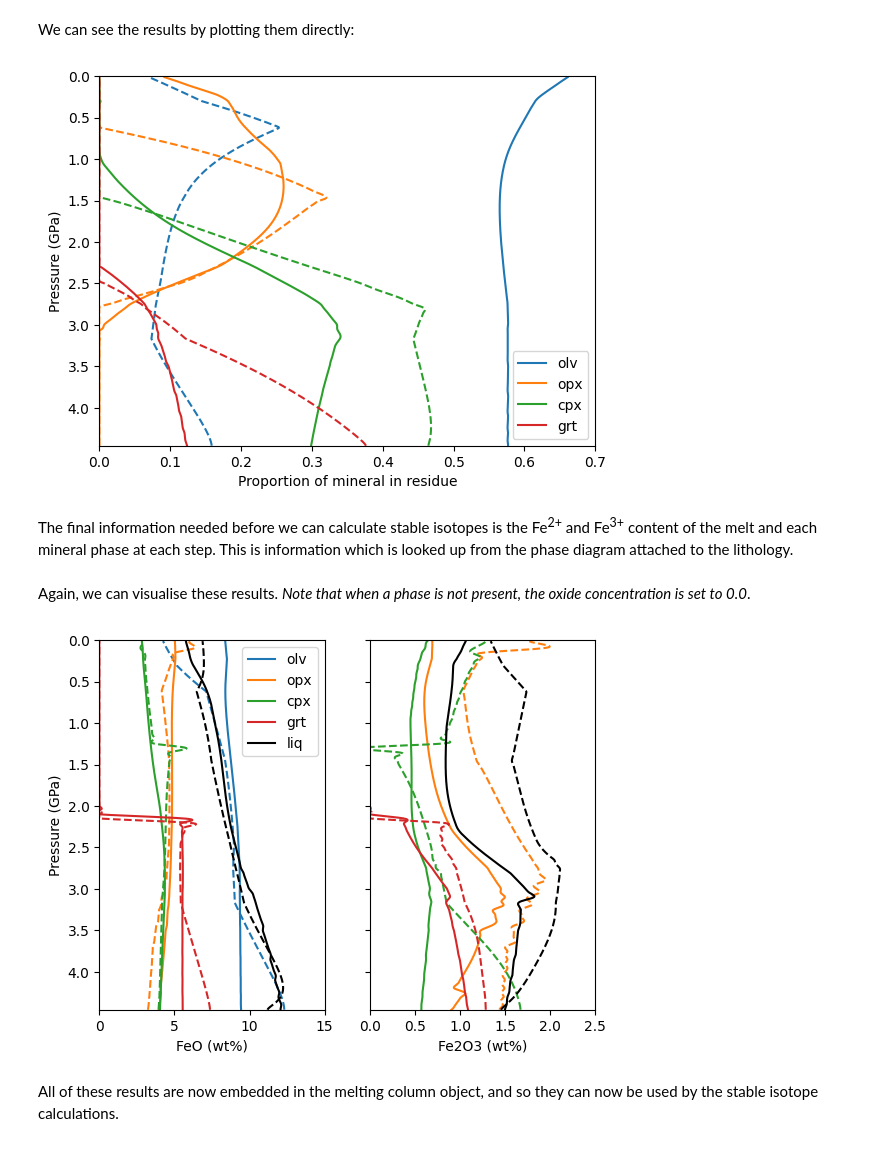
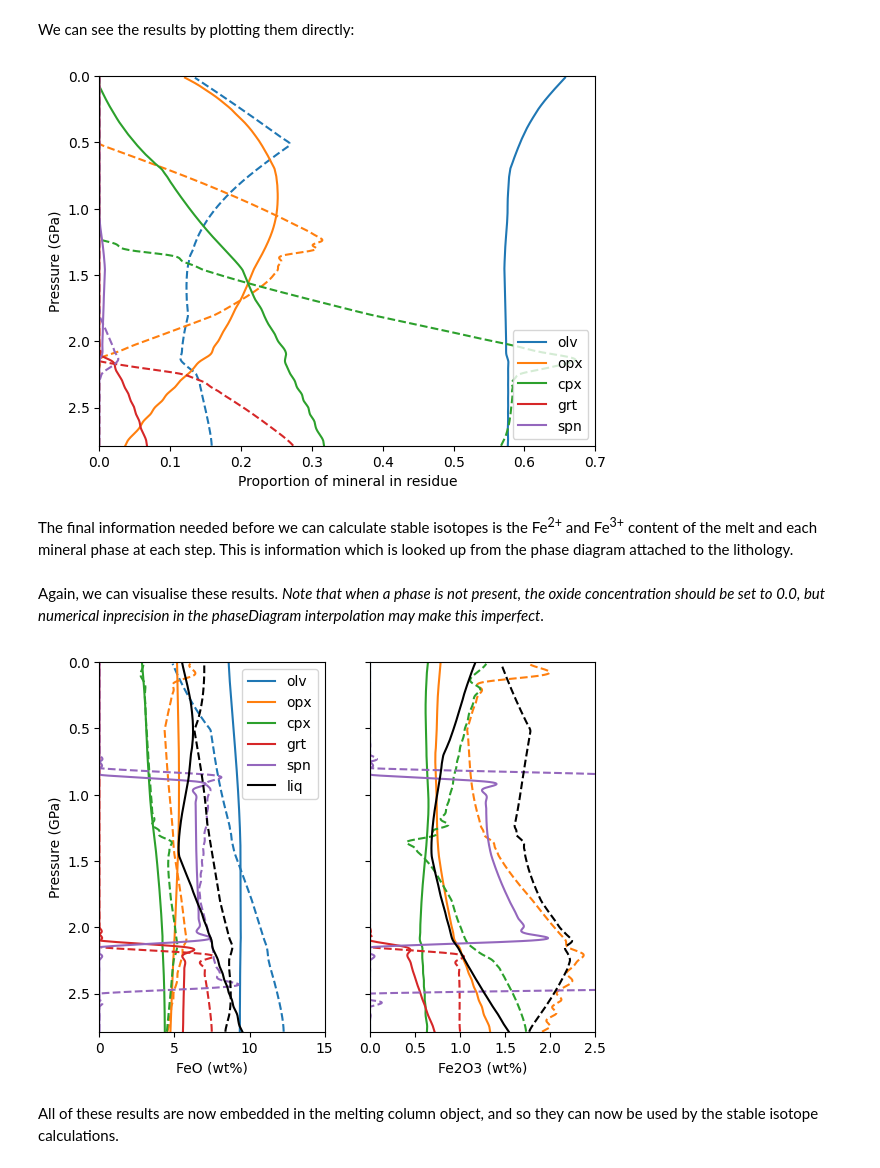
Before and after one commit to simonwmatthews/pyMelt, a Jupyter notebook: templates/301_StableIsotopes_Fe.ipynb, the cells around one changed output. Cells and saved outputs as stored; diff of their text form; code cells hidden in the pictures.

```diff
--- a/templates/301_StableIsotopes_Fe.ipynb
+++ b/templates/301_StableIsotopes_Fe.ipynb
@@ -33,5 +33,5 @@ Melt the mantle assuming a $T_p$=1450˚C to produce a melting column of incremen
 # %%
-column = mantle.adiabaticMelt(1450.0)
+column = mantle.adiabaticMelt(1330.0)
 # %% [markdown]
 We can visualise the results of the melting calculation:
 # %%
@@ -48,9 +48,9 @@ We can see the results by plotting them directly:
 # %%
 f, a = plt.subplots()
 
-colours = {'olv': 'C0', 'opx': 'C1', 'cpx': 'C2', 'grt': 'C3'}
+colours = {'olv': 'C0', 'opx': 'C1', 'cpx': 'C2', 'grt': 'C3', 'spn':'C4'}
 
-for min in ['olv', 'opx', 'cpx', 'grt']:
+for min in ['olv', 'opx', 'cpx', 'grt','spn']:
     a.plot(column.composition['lz'][min], column.P, c=colours[min], label=min)
     a.plot(column.composition['px'][min], column.P, c=colours[min], ls='--')
 
@@ -63,40 +63,40 @@ a.set_ylim(np.nanmax(column.P), 0.0)
 
 plt.show()
 # %% [output]
-[figure, old version]
+[figure, new version]
 # %% [markdown]
 The final information needed before we can calculate stable isotopes is the Fe<sup>2+</sup> and Fe<sup>3+</sup> content of the melt and each mineral phase at each step. This is information which is looked up from the phase diagram attached to the lithology.
 # %%
 column.calculateMajorOxides()
 # %% [markdown]
-Again, we can visualise these results. *Note that when a phase is not present, the oxide concentration is set to 0.0*.
+Again, we can visualise these results. *Note that when a phase is not present, the oxide concentration should be set to 0.0, but numerical inprecision in the phaseDiagram interpolation may make this imperfect*.
 # %%
 f, a = plt.subplots(1, 2, sharey='row')
 
-colours = {'olv': 'C0', 'opx': 'C1', 'cpx': 'C2', 'grt': 'C3', 'liq': 'k'}
+colours = {'olv': 'C0', 'opx': 'C1', 'cpx': 'C2', 'grt': 'C3', 'spn':'C4', 'liq': 'k'}
 
-for min in ['olv', 'opx', 'cpx', 'grt', 'liq']:
-    a[0].plot(column.composition['lz'][min+'_FeO_wtpt'], column.P,
+for min in ['olv', 'opx', 'cpx', 'grt', 'spn', 'liq']:
+    a[0].plot(column.composition['lz'][min+'_FeO'], column.P,
               c=colours[min], label=min)
-    a[0].plot(column.composition['px'][min+'_FeO_wtpt'], column.P,
+    a[0].plot(column.composition['px'][min+'_FeO'], column.P,
               c=colours[min], ls='--')
-    a[1].plot(column.composition['lz'][min+'_Fe2O3_wtpt'], column.P,
+    a[1].plot(column.composition['lz'][min+'_Fe2O3'], column.P,
               c=colours[min])
-    a[1].plot(column.composition['px'][min+'_Fe2O3_wtpt'], column.P,
+    a[1].plot(column.composition['px'][min+'_Fe2O3'], column.P,
               c=colours[min], ls='--')
 
 a[0].set_ylim(np.nanmax(column.P), 0.0)
 a[0].set_xlim(0, 15)
 a[1].set_xlim(0, 2.5)
 
 a[0].set_ylabel('Pressure (GPa)')
 a[0].set_xlabel('FeO (wt%)')
 a[1].set_xlabel('Fe2O3 (wt%)')
 
 a[0].legend()
 
 plt.show()
 # %% [output]
-[figure, old version]
+[figure, new version]
 # %% [markdown]
 All of these results are now embedded in the melting column object, and so they can now be used by the stable isotope calculations.
```
Also changed, not shown: parts of 20 cells of this notebook, 2 other files.
